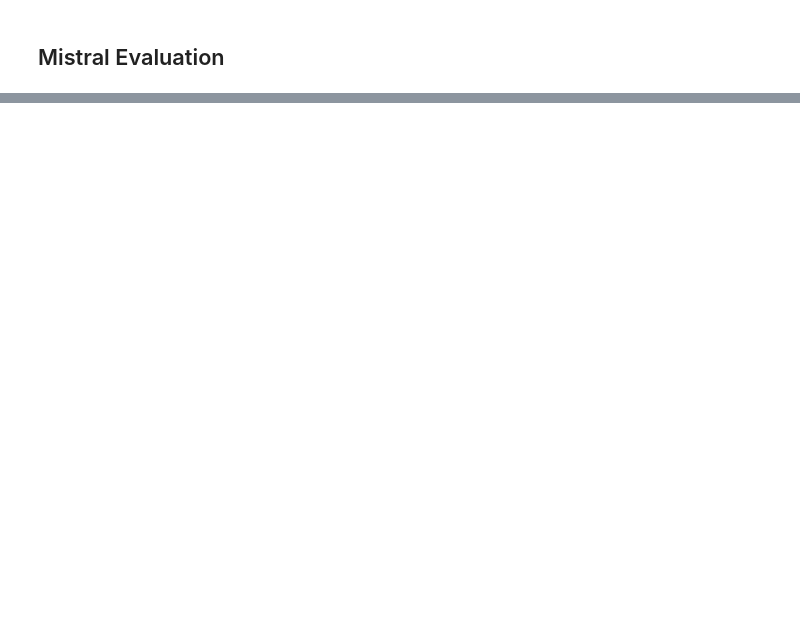
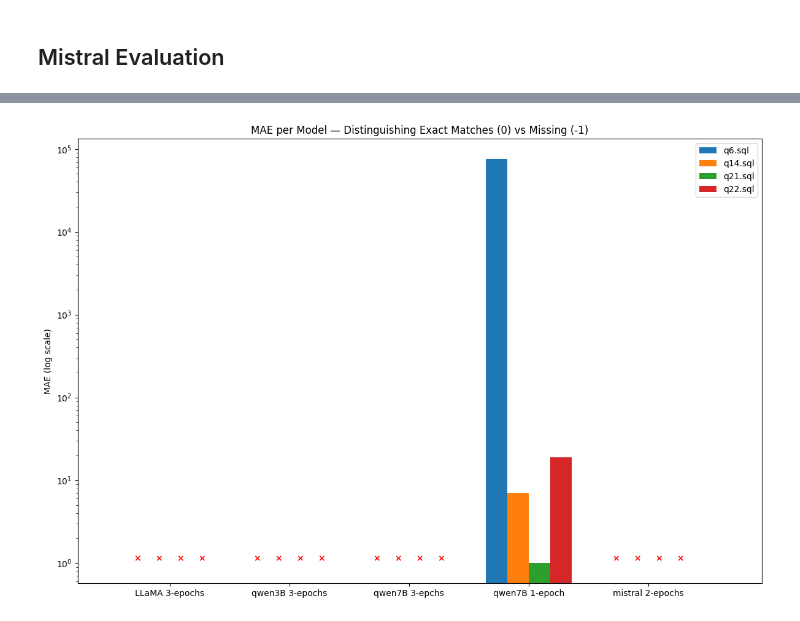
Before and after one commit to NunoRodriguess/proof-of-concept-ft-tpc-c, a Jupyter notebook: eval.ipynb, the cells around one changed output, grey strips where cells are left out. Saved outputs shown, nothing was run; the diff lists cells and outputs as text; code cells hidden in the pictures; blank space fills up the shorter version.

```diff
--- a/eval.ipynb
+++ b/eval.ipynb
@@ -724,0 +896,69 @@ print("✔ RMSE:", final_rmse)
+# %%
+import pandas as pd
+import matplotlib.pyplot as plt
+import numpy as np
+
+# Data
+numeric_metrics_data = {
+    "model": ["LLaMA 3-epochs", "qwen3B 3-epochs", "qwen7B 3-epchs", "qwen7B 1-epoch", "mistral 2-epochs"],
+    "q6.sql": [-1, -1, -1, 75493.210, -1],
+    "q14.sql": [-1, -1, -1, 7, -1],
+    "q21.sql": [-1, -1, -1, 1, -1],
+    "q22.sql": [-1, -1, -1, 19, -1],
+}
+
+df_2 = pd.DataFrame(numeric_metrics_data)
+
+# Replace -1 with NaN for plotting
+df_plot = df_2.replace(-1, np.nan)
+
+metrics = ["q6.sql", "q14.sql", "q21.sql", "q22.sql"]
+x = np.arange(len(df_2["model"]))
+width = 0.18
+
+plt.figure(figsize=(12, 8))
+
+for i, metric in enumerate(metrics):
+    values = df_plot[metric]
+
+    # Plot bars normally
+    bars = plt.bar(x + i*width, values, width, label=metric)
+
+    for j, val in enumerate(values):
+    # --- Mark missing values (NaN = no response) ---
+        if np.isnan(val):
+            # Place a red X above where the bar would be
+            plt.text(
+                x[j] + i*width,
+                1,                     # y position (bottom of log scale)
+                "×",
+                ha="center",
+                va="bottom",
+                fontsize=10,
+                color="red",
+                fontweight="bold"
+            )
+        if val == 0:
+            # Place a red X above where the bar would be
+            plt.text(
+                x[j] + i*width,
+                1,                     # y position (bottom of log scale)
+                "✓",
+                ha="center",
+                va="bottom",
+                fontsize=10,
+                color="green",
+                fontweight="bold"
+            )
+
+plt.xticks(x + 1.5*width, df_2["model"])
+plt.xlim(-0.5, len(x) - 0.5 + 4*width)  # Adjust x-axis limits to show all bars
+plt.yscale("log")
+plt.ylabel("MAE (log scale)")
+plt.title("MAE per Model — Distinguishing Exact Matches (0) vs Missing (-1)")
+plt.legend()
+
+plt.tight_layout()
+plt.show()
+# %% [output]
+[figure, added]
```
Also changed, not shown: parts of 10 cells of this notebook.
